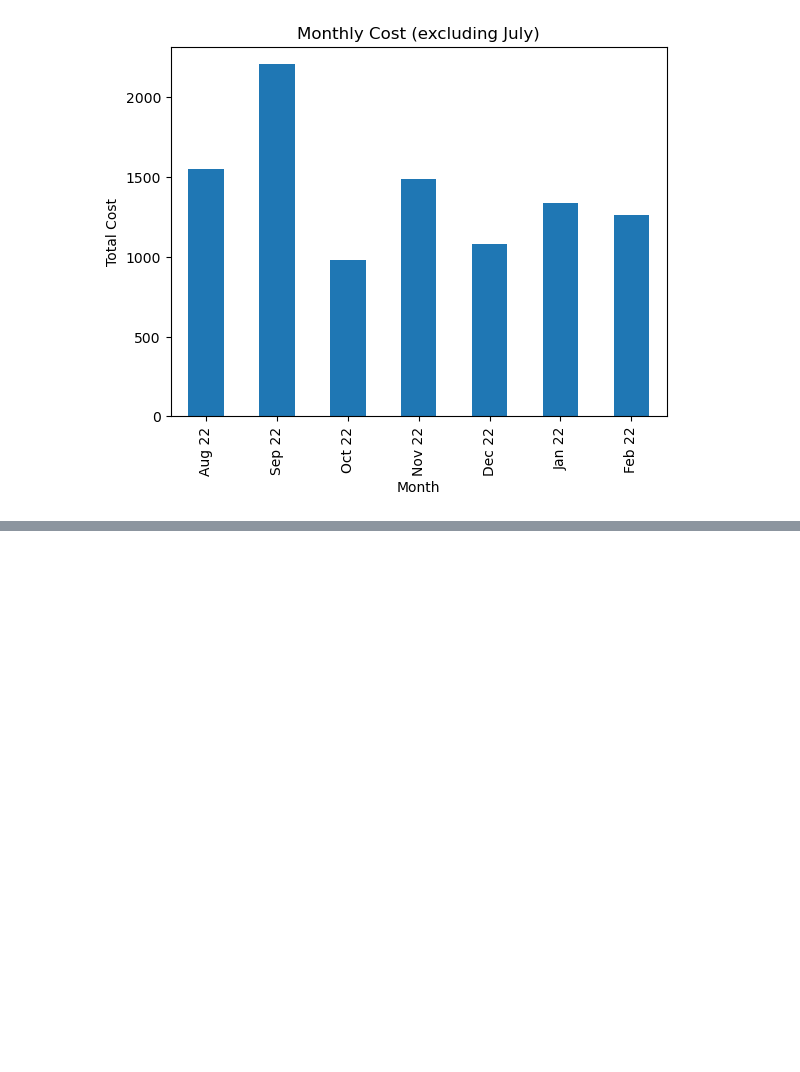
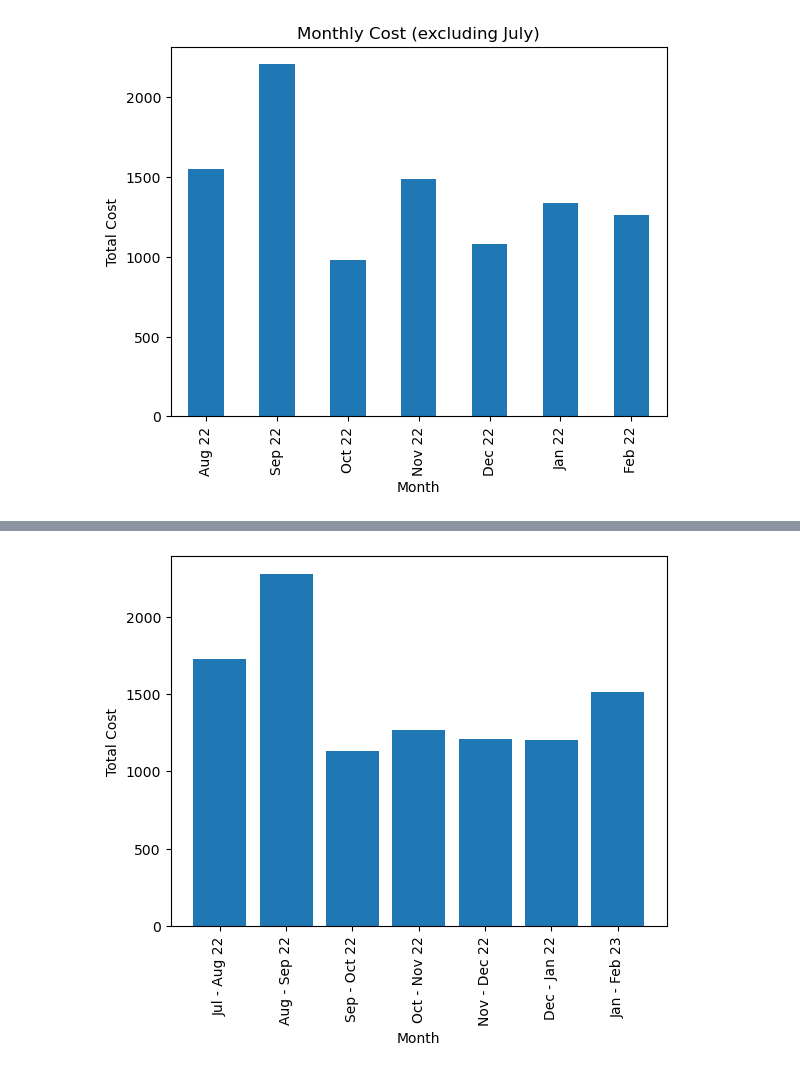
Before and after one commit to TechLabs-Berlin/wt23-sesame, a Jupyter notebook: notebooks/01 - Storytelling.ipynb, the cells around one changed output, grey strips where cells are left out. Saved outputs shown, nothing was run; the diff lists cells and outputs as text; code cells hidden in the pictures; blank space fills up the shorter version.

```diff
--- a/notebooks/01 - Storytelling.ipynb
+++ b/notebooks/01 - Storytelling.ipynb
@@ -239,6 +250,22 @@ print(df01.head())
 2     Hobbies  Salsa Class  130.00 2022-07-27       Variable  Nice to have
 3   Groceries    Groceries    6.78 2022-07-27       Variable     Necessary
 4  Eating Out       Ditsch    2.00 2022-07-27       Variable  Nice to have
+# %%
+# Define the start and end dates for each period
+periods = {'Jul - Aug 22': ('2022-07-25', '2022-08-24'),
+           'Aug - Sep 22': ('2022-08-25', '2022-09-24'),
+           'Sep - Oct 22': ('2022-09-25', '2022-10-24'),
+           'Oct - Nov 22': ('2022-10-25', '2022-11-24'),
+           'Nov - Dec 22': ('2022-11-25', '2022-12-24'),
+           'Dec - Jan 22': ('2022-12-25', '2023-01-24'),
+           'Jan - Feb 23': ('2023-01-25', '2023-02-24')}
+
+# Iterate over the periods and create a new column with the corresponding period label
+for period, dates in periods.items():
+    start_date = pd.to_datetime(dates[0])
+    end_date = pd.to_datetime(dates[1])
+    mask = (df01['Date'] >= start_date) & (df01['Date'] <= end_date)
+    df01.loc[mask, 'Month'] = period
 # %% [markdown]
 ### Looking at the data
 # %% [markdown]
@@ -395,3 +422,7 @@ ax.set_title('Monthly Cost (excluding July)')
 plt.show()
 # %% [output]
 [figure]
+# %%
+order = ['Jul - Aug 22', 'Aug - Sep 22', 'Sep - Oct 22', 'Oct - Nov 22', 'Nov - Dec 22', 'Dec - Jan 22', 'Jan - Feb 23']
+costs_by_month = df01.groupby(['Month'])['Cost'].sum().reindex(order)
+costs_by_month
@@ -397,0 +439,9 @@ plt.show()
+# %%
+fig, ax = plt.subplots()
+ax.bar(costs_by_month.index, costs_by_month.values)
+ax.set_xticklabels(costs_by_month.index, rotation='vertical')
+ax.set_xlabel('Month')
+ax.set_ylabel('Total Cost')
+plt.show()
+# %% [output]
+[figure, added]
```
Also changed, not shown: parts of 5 cells of this notebook.
